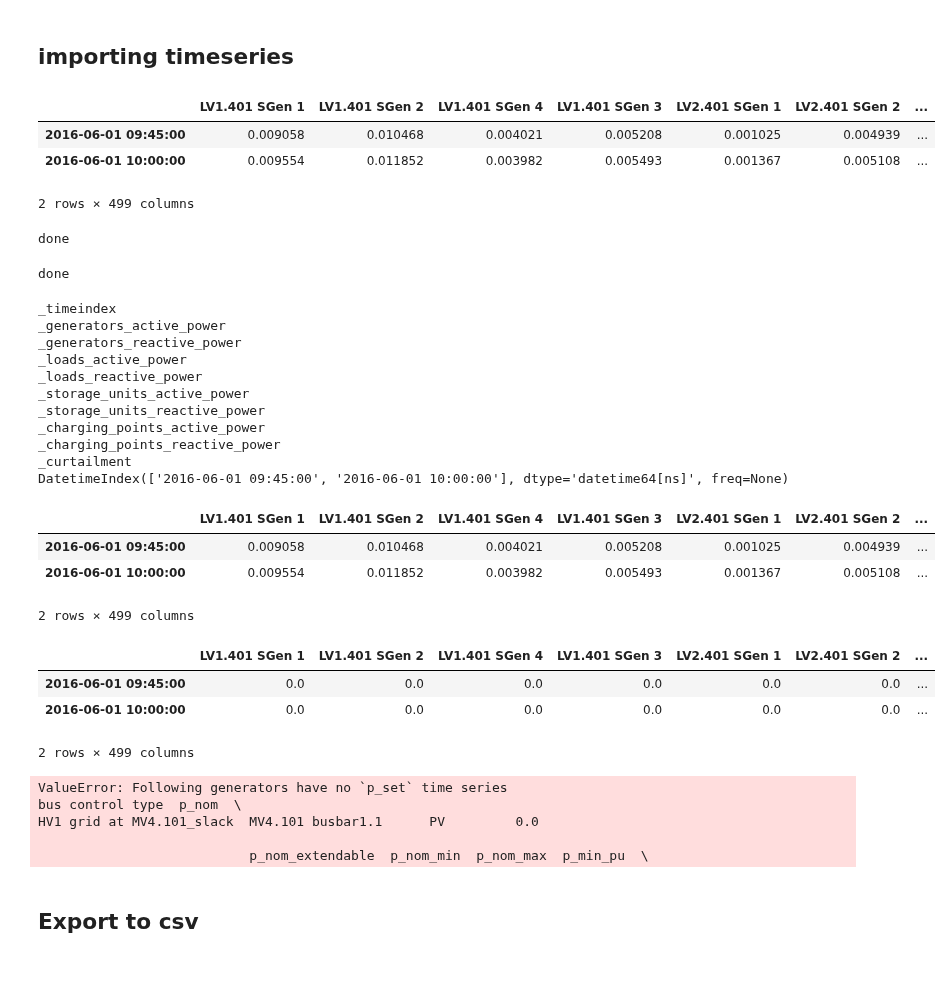
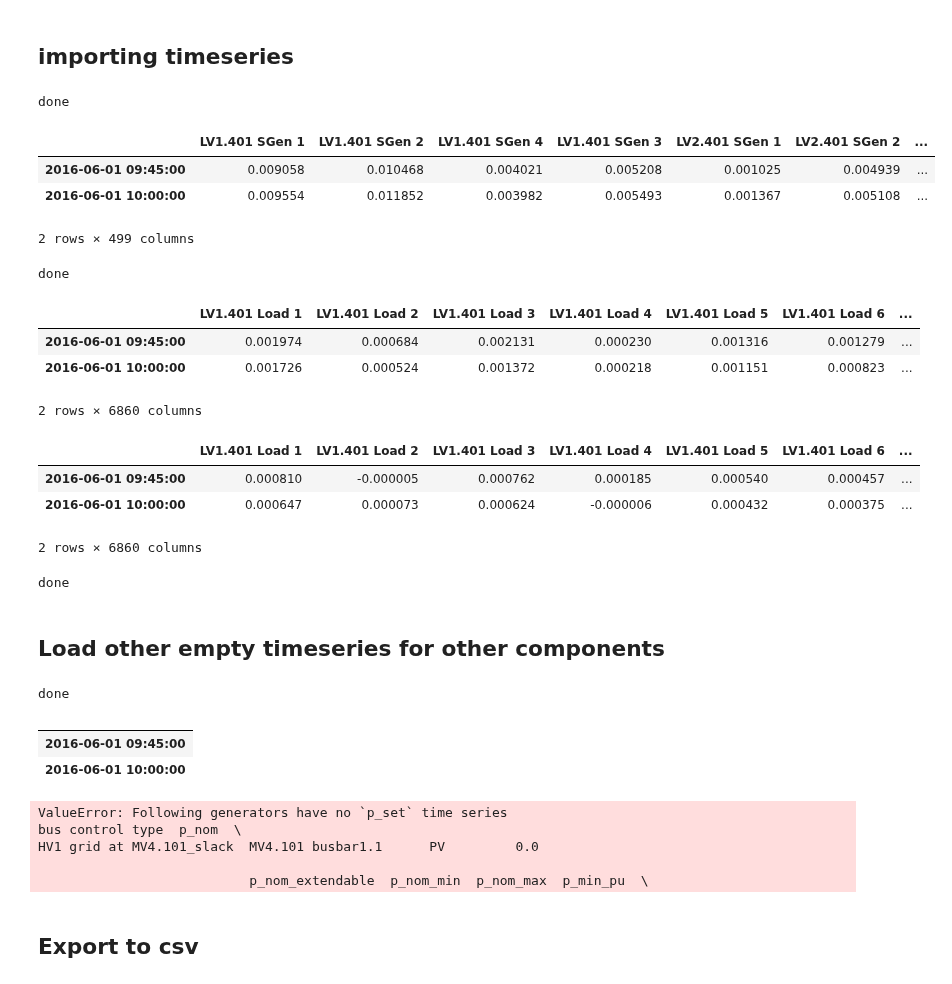
Before and after one commit to openego/eDisGo, a Jupyter notebook: edisgo/io/simbench_importer/simbench_importer.ipynb, the cells around one changed output. Saved outputs shown, nothing was run; the diff lists cells and outputs as text; code cells hidden in the pictures.

Commit message:
have a persistent error of no 'p_set' time series

```diff
--- a/edisgo/io/simbench_importer/simbench_importer.ipynb
+++ b/edisgo/io/simbench_importer/simbench_importer.ipynb
@@ -530,6 +531,7 @@ Alles Gut
 # %% [markdown]
 ## importing timeseries
 # %%
+# get_component_timeseries(edisgo_obj=edisgo_obj, mode='worst-case')
 #  Getting the time series
 load_profile_df = simbench_dict['LoadProfile']
 res_profile_df = simbench_dict['RESProfile']
@@ -539,6 +541,9 @@ timeindex = pd.to_datetime(timestamp_list)
 edisgo_obj.timeseries._timeindex = timeindex
 load_profile_df = load_profile_df.set_index('time')
 res_profile_df = res_profile_df.set_index('time')
+print('done')
+# %% [output]
+done
 # %%
 # getting generator time series
 def get_gen_meta_data(gen_name):
@@ -587,12 +594,25 @@ for load_dict in load_list:
     loads_active_power[load_dict['name']] = load_profile_df.loc[timestamp_list,load_dict['sector']+'_pload']*load_dict['pLoad']
     loads_reactive_power[load_dict['name']] = load_profile_df.loc[timestamp_list,load_dict['sector']+'_qload']*load_dict['qLoad']
 
-# display(loads_active_power.head())
-# display(loads_reactive_power.head())
+display(loads_active_power.head())
+display(loads_reactive_power.head())
 
 edisgo_obj.timeseries._loads_active_power = loads_active_power
 edisgo_obj.timeseries._loads_reactive_power = loads_reactive_power
 
+# edisgo_obj.timeseries.loads_active_power = loads_active_power
+# edisgo_obj.timeseries.loads_reactive_power = loads_reactive_power
+
 print('done')
 # %% [output]
+|  | LV1.401 Load 1 | LV1.401 Load 2 | LV1.401 Load 3 | LV1.401 Load 4 | LV1.401 Load 5 | LV1.401 Load 6 | ... |
+| 2016-06-01 09:45:00 | 0.001974 | 0.000684 | 0.002131 | 0.000230 | 0.001316 | 0.001279 | ... |
+| 2016-06-01 10:00:00 | 0.001726 | 0.000524 | 0.001372 | 0.000218 | 0.001151 | 0.000823 | ... |
-done
+2 rows × 6860 columns
+|  | LV1.401 Load 1 | LV1.401 Load 2 | LV1.401 Load 3 | LV1.401 Load 4 | LV1.401 Load 5 | LV1.401 Load 6 | ... |
+| 2016-06-01 09:45:00 | 0.000810 | -0.000005 | 0.000762 | 0.000185 | 0.000540 | 0.000457 | ... |
+| 2016-06-01 10:00:00 | 0.000647 | 0.000073 | 0.000624 | -0.000006 | 0.000432 | 0.000375 | ... |
+2 rows × 6860 columns
+done
+# %% [markdown]
+## Load other empty timeseries for other components
@@ -599,39 +625,36 @@ done
 # %%
 # print(edisgo_obj.__dict__)
 # print(edisgo_obj.topology.__dict__)
 # edisgo_obj.to_graph()
 # edisgo_obj.plot_mv_grid_topology(technologies=False,node_color='technology')
 # display(edisgo_obj.timeseries.__dict__)
-for key in edisgo_obj.timeseries.__dict__:
-    print (key)
-print(edisgo_obj.timeseries._timeindex)
-display(edisgo_obj.timeseries._generators_active_power)
-display(edisgo_obj.timeseries._generators_reactive_power)
+# for key in edisgo_obj.timeseries.__dict__:
+#     print (key)
+# print(edisgo_obj.timeseries._timeindex)
+# display(edisgo_obj.timeseries._generators_active_power)
+# display(edisgo_obj.timeseries._generators_reactive_power)
+# get_component_timeseries(edisgo_obj=edisgo_obj, mode='manual')
+# get_component_timeseries(
+#     edisgo_obj=edisgo_obj,
+#     mode='manual',
+#     timeindex=timeindex,
+#     generators_active_power=generators_active_power,
+#     generators_reactive_power=generators_reactive_power,
+#     loads_active_power=loads_active_power,
+#     loads_reactive_power=loads_reactive_power
+# )
+print('done')
+display(edisgo_obj.timeseries._storage_units_active_power)
 edisgo_obj.analyze()
 # %% [output]
-_timeindex
-_generators_active_power
-_generators_reactive_power
-_loads_active_power
-_loads_reactive_power
-_storage_units_active_power
-_storage_units_reactive_power
-_charging_points_active_power
-_charging_points_reactive_power
-_curtailment
-DatetimeIndex(['2016-06-01 09:45:00', '2016-06-01 10:00:00'], dtype='datetime64[ns]', freq=None)
+done
-|  | LV1.401 SGen 1 | LV1.401 SGen 2 | LV1.401 SGen 4 | LV1.401 SGen 3 | LV2.401 SGen 1 | LV2.401 SGen 2 | ... |
-| 2016-06-01 09:45:00 | 0.009058 | 0.010468 | 0.004021 | 0.005208 | 0.001025 | 0.004939 | ... |
-| 2016-06-01 10:00:00 | 0.009554 | 0.011852 | 0.003982 | 0.005493 | 0.001367 | 0.005108 | ... |
+|  |
+| 2016-06-01 09:45:00 |
+| 2016-06-01 10:00:00 |
-2 rows × 499 columns
+ValueError: Following generators have no `p_set` time series                                          bus control type  p_nom  \
+HV1 grid at MV4.101_slack  MV4.101 busbar1.1      PV         0.0
+
+                           p_nom_extendable  p_nom_min  p_nom_max  p_min_pu  \
-|  | LV1.401 SGen 1 | LV1.401 SGen 2 | LV1.401 SGen 4 | LV1.401 SGen 3 | LV2.401 SGen 1 | LV2.401 SGen 2 | ... |
-| 2016-06-01 09:45:00 | 0.0 | 0.0 | 0.0 | 0.0 | 0.0 | 0.0 | ... |
-| 2016-06-01 10:00:00 | 0.0 | 0.0 | 0.0 | 0.0 | 0.0 | 0.0 | ... |
-2 rows × 499 columns
-ValueError: Following generators have no `p_set` time series                                          bus control type  p_nom  \
-HV1 grid at MV4.101_slack  MV4.101 busbar1.1      PV         0.0
-
-                           p_nom_extendable  p_nom_min  p_nom_max  p_min_pu  \
 # %% [markdown]
 ## Export to csv
 # %%
```
Also changed, not shown: parts of 4 cells of this notebook, 1 other file.
